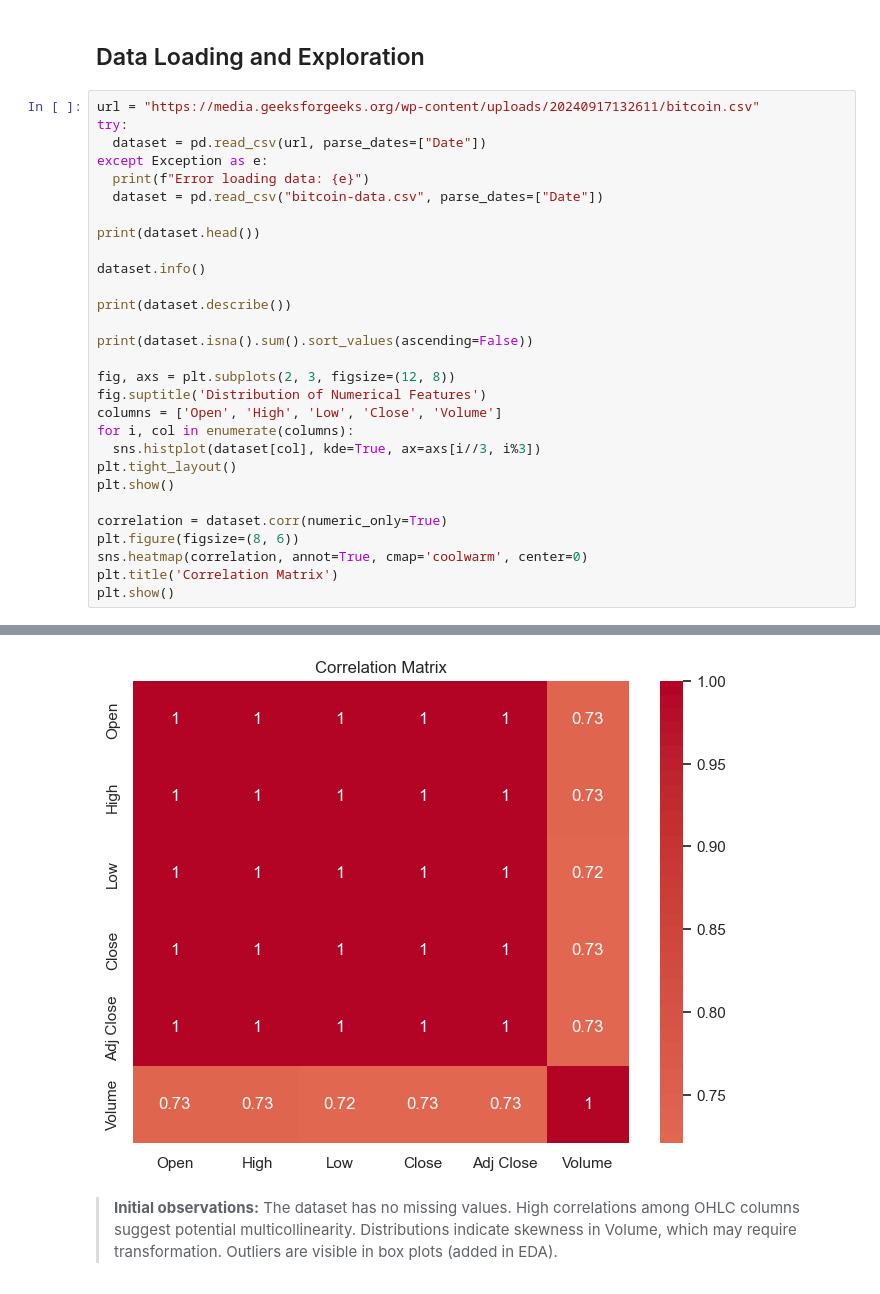
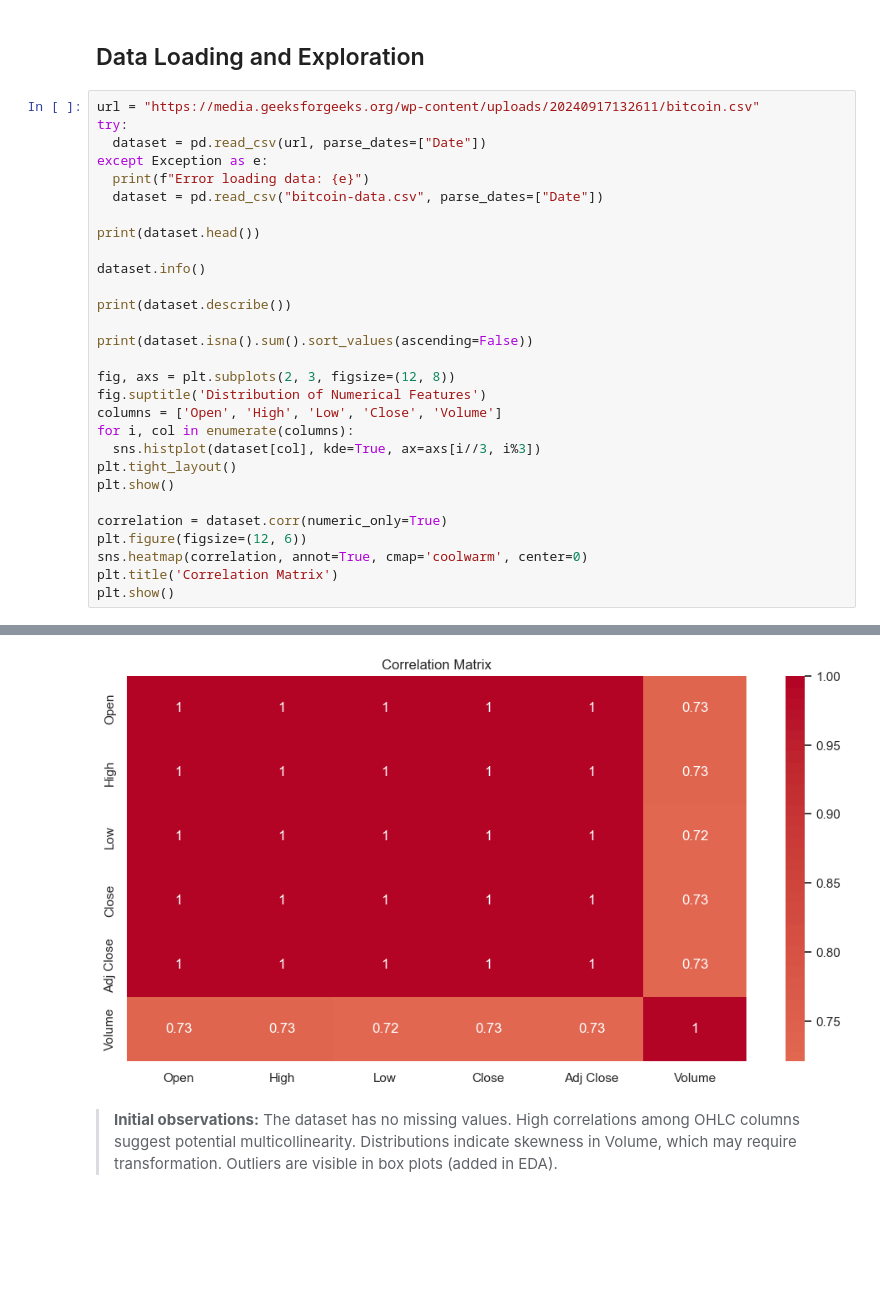
Before and after one commit to arielpuifil/bitcoin-price-prediction, a Jupyter notebook: bitcoin-price-prediction.ipynb, the cells around one changed output, grey strips where cells are left out. Drawn from its saved outputs; the diff is of its cells as text; blank space fills up the shorter version.

```diff
--- a/bitcoin-price-prediction.ipynb
+++ b/bitcoin-price-prediction.ipynb
@@ -44,35 +44,35 @@ fig, axs = plt.subplots(2, 3, figsize=(12, 8))
 fig.suptitle('Distribution of Numerical Features')
 columns = ['Open', 'High', 'Low', 'Close', 'Volume']
 for i, col in enumerate(columns):
   sns.histplot(dataset[col], kde=True, ax=axs[i//3, i%3])
 plt.tight_layout()
 plt.show()
 
 correlation = dataset.corr(numeric_only=True)
-plt.figure(figsize=(8, 6))
+plt.figure(figsize=(12, 6))
 sns.heatmap(correlation, annot=True, cmap='coolwarm', center=0)
 plt.title('Correlation Matrix')
 plt.show()
 # %% [output]
         Date        Open        High         Low       Close   Adj Close  \
 0 2014-09-17  465.864014  468.174011  452.421997  457.334015  457.334015
 1 2014-09-18  456.859985  456.859985  413.104004  424.440002  424.440002
 2 2014-09-19  424.102997  427.834991  384.532013  394.795990  394.795990
 3 2014-09-20  394.673004  423.295990  389.882996  408.903992  408.903992
 4 2014-09-21  408.084991  412.425995  393.181000  398.821014  398.821014
 
      Volume
 0  21056800
 1  34483200
 2  37919700
 3  36863600
 ... (38 lines left out)
 Close        0
 Adj Close    0
 Volume       0
 dtype: int64
 [figure]
-[figure, old version]
+[figure, new version]
 # %% [markdown]
 > **Initial observations:** The dataset has no missing values. High correlations among OHLC columns suggest potential multicollinearity. Distributions indicate skewness in Volume, which may require transformation. Outliers are visible in box plots (added in EDA).
 # %% [markdown]
```
Also changed, not shown: parts of 4 cells of this notebook.
